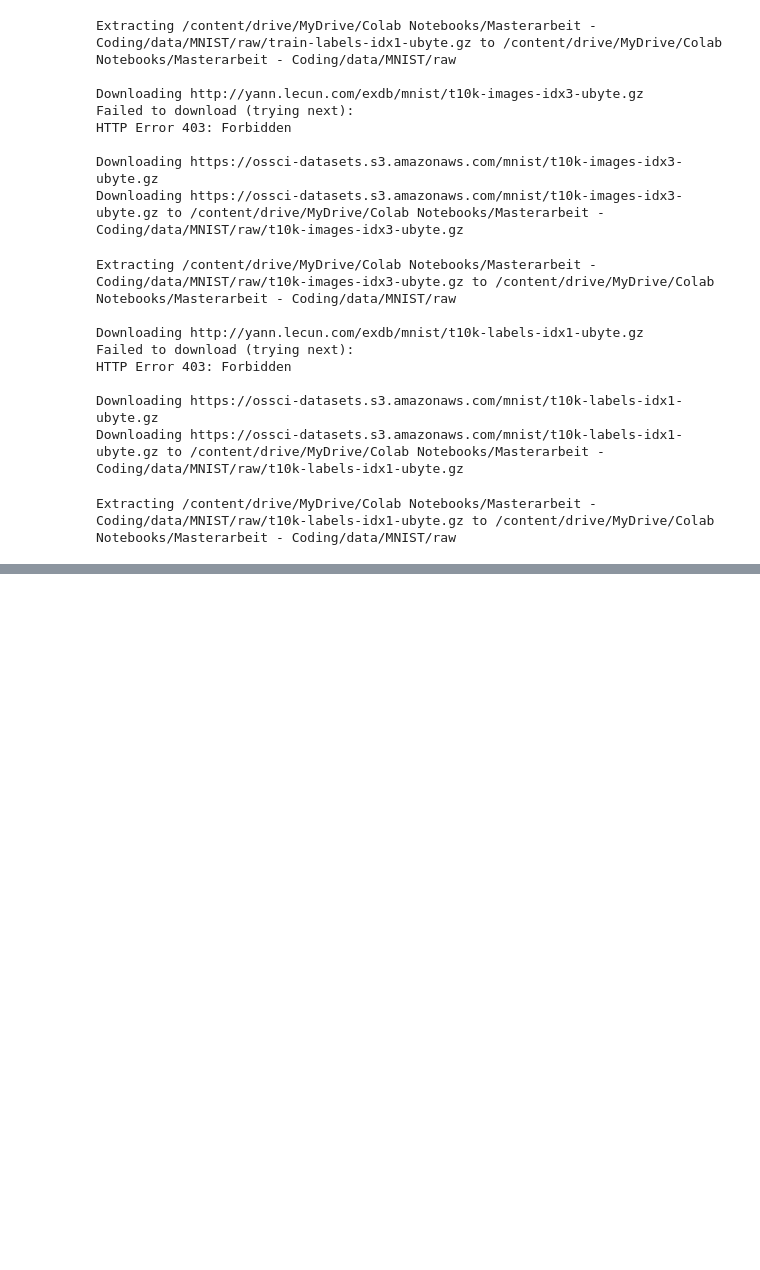
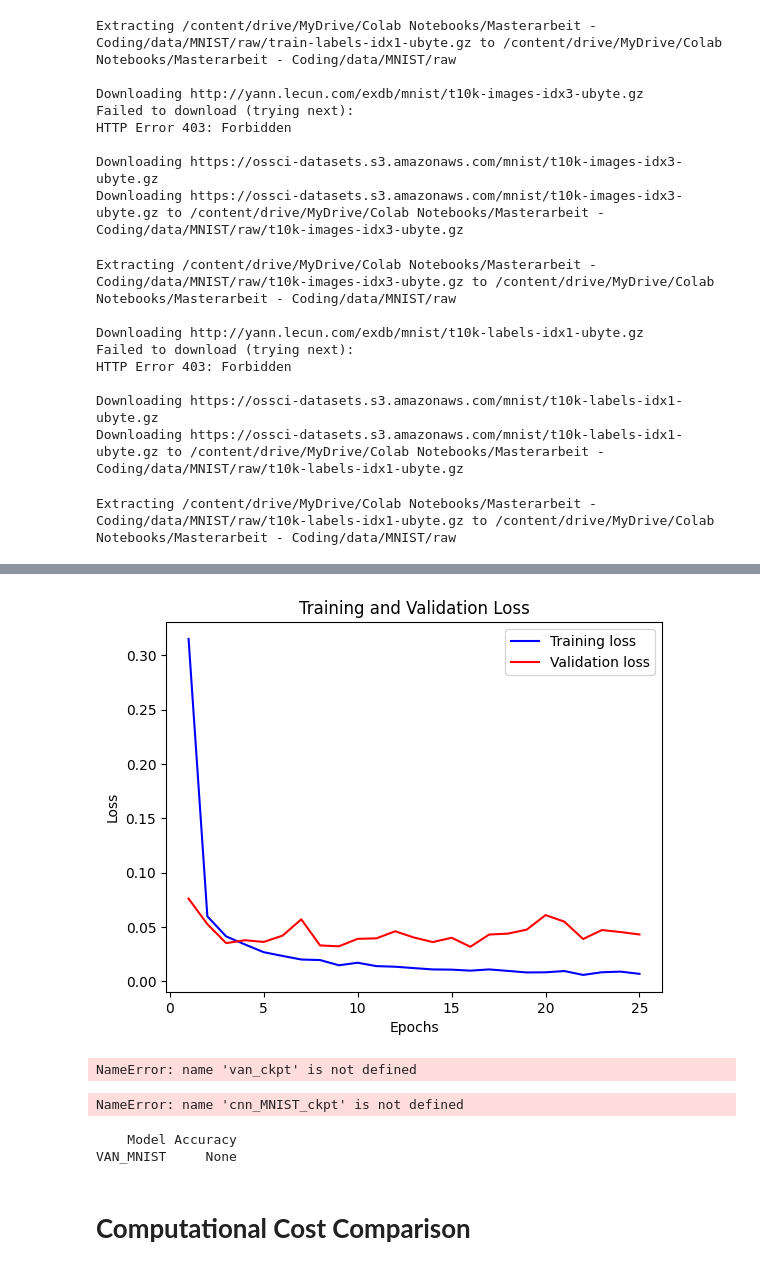
Before and after one commit to jedlito/jedlito, a Jupyter notebook: thesis.ipynb, the cells around one changed output, grey strips where cells are left out. Cells and saved outputs as stored; diff of their text form; code cells hidden in the pictures; blank space fills up the shorter version.

```diff
--- a/thesis.ipynb
+++ b/thesis.ipynb
@@ -1335,0 +1132,13 @@ from deepspeed.profiling.flops_profiler import FlopsProfiler
+# %%
+# Function to load checkpoints
+def load_ckpt(path: str):
+    '''
+    Loads checkpoint from given path.
+    '''
+    return torch.load(path)
+
+# Load checkpoints
+#van_ckt = load_ckpt()
+#cnn_ckp = load_ckpt()
+van_MNIST_ckpt = load_ckpt('/kaggle/working/VAN_MNIST(channels=[64, 128], stages=2, l=[1, 1], expansion_ratio=[2, 4]).pth')
+#cnn_MNIST_ckpt = load_ckpt()
@@ -1335,0 +1153,53 @@ from deepspeed.profiling.flops_profiler import FlopsProfiler
+# %%
+# Plot Train and Validation Loss for models
+# Funciton to plot losses
+def plot_loss(train_loss, val_loss):
+    '''
+    Function to plot the train and validation losses during training.
+    '''
+    epochs = range(1, len(train_loss) + 1)
+    plt.plot(epochs, train_loss, 'b', label='Training loss')
+    plt.plot(epochs, val_loss, 'r', label='Validation loss')
+    plt.title('Training and Validation Loss')
+    plt.xlabel('Epochs')
+    plt.ylabel('Loss')
+    plt.legend()
+    plt.show()
+
+# VAN on MNIST
+plot_loss(van_MNIST_ckpt['running_loss_train'], van_MNIST_ckpt['running_loss_val'])
+# VAN on cluttered MNIST
+plot_loss(van_ckpt['running_loss_train'], van_ckpt['running_loss_val'])
+# CNN on MNIST
+plot_loss(cnn_MNIST_ckpt['running_loss_train'], cnn_MNIST_ckpt['running_loss_val'])
+# CNN on cluterred MNIST
+plot_loss(cnn_ckpt['running_loss_train'], cnn_ckpt['running_loss_val'])
+# %% [output]
+[figure, added]
+NameError: name 'van_ckpt' is not defined
+# %%
+# Compare the Test Accuracy
+import pandas as pd #pandas==2.1.4
+
+models = ['VAN_MNIST', 'CNN_MNIST', 'VAN', 'CNN']
+values = [van_MNIST_ckpt['test_accuracy'], cnn_MNIST_ckpt['test_accuracy'],
+          van_ckpt['test_accuracy'], cnn_ckpt['test_accuracy']]
+accuracy_df = pd.DataFrame({'Model': models,
+                            'Accuracy': values})
+# %% [output]
+NameError: name 'cnn_MNIST_ckpt' is not defined
+# %%
+# Compare the Test Accuracy
+import pandas as pd #pandas==2.1.4
+# Create accuracy table
+models = ['VAN_MNIST']
+values = [van_MNIST_ckpt['test_accuracy']]
+accuracy_df = pd.DataFrame({'Model': models,
+                            'Accuracy': values})
+# Plot the values
+print(accuracy_df.to_string(index=False))
+# %% [output]
+    Model Accuracy
+VAN_MNIST     None
+# %% [markdown]
+# **Computational Cost Comparison**
```
Also changed, not shown: parts of 93 cells of this notebook.
